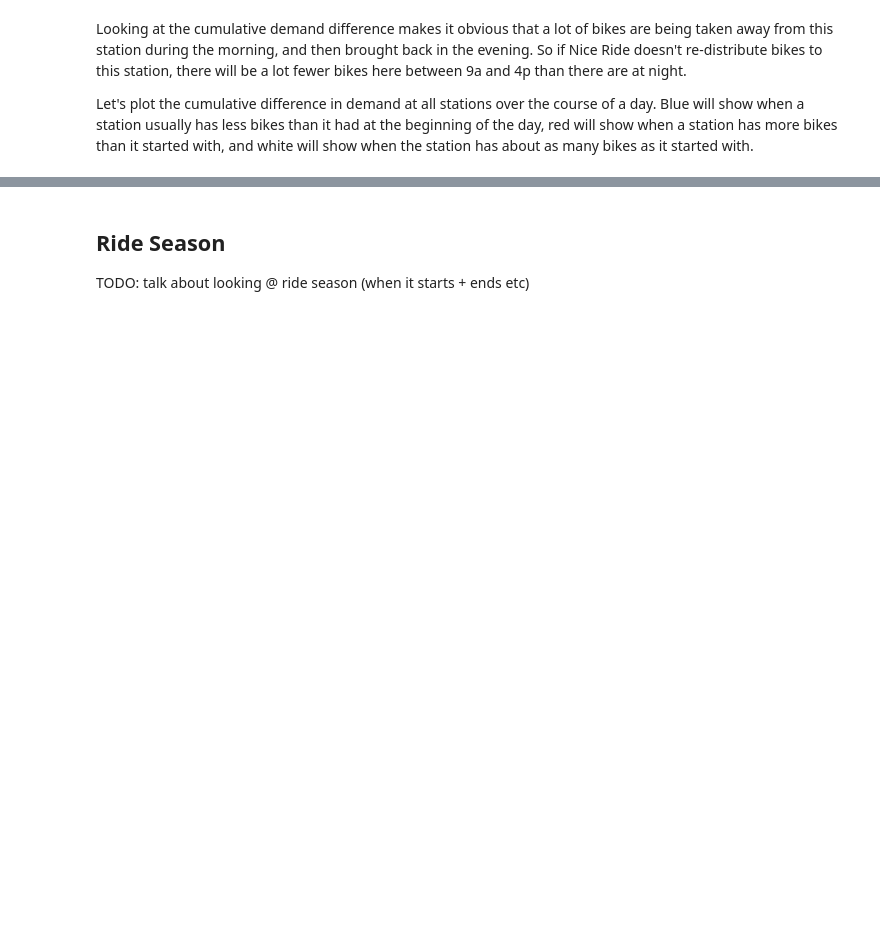
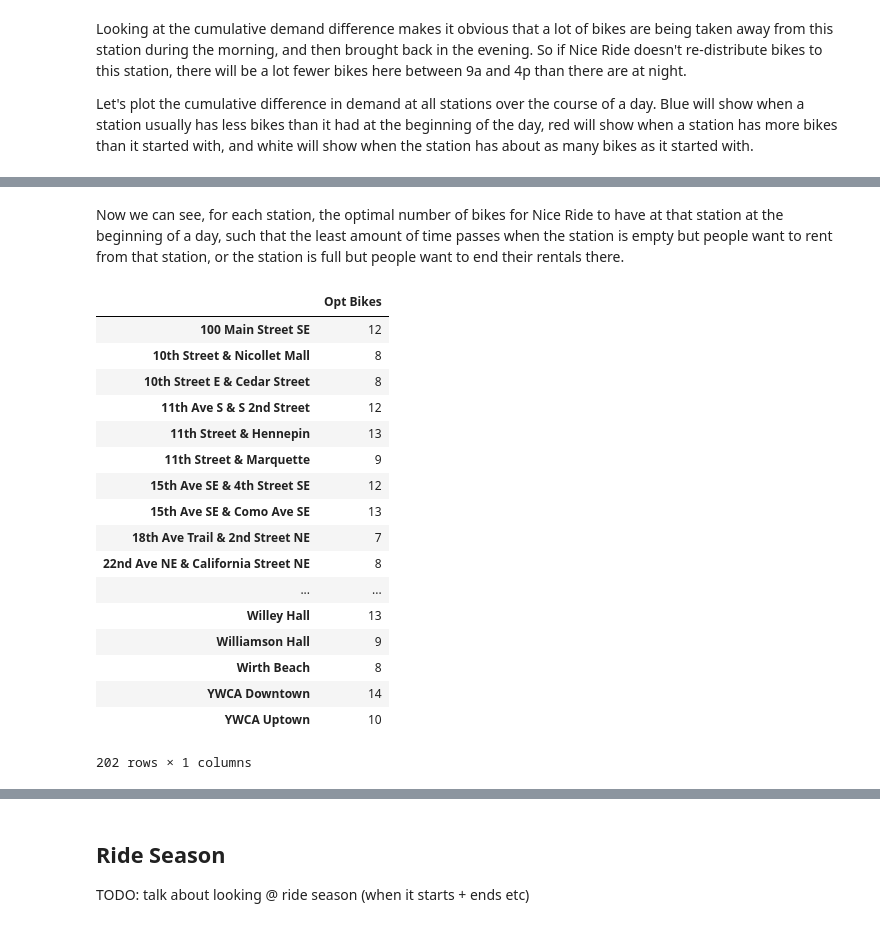
Before and after one commit to brendanhasz/nice-ride, a Jupyter notebook: Nice_Ride_EDA.ipynb, the cells around one changed output, grey strips where cells are left out. Saved outputs shown, nothing was run; the diff lists cells and outputs as text; code cells hidden in the pictures; blank space fills up the shorter version.

Commit message:
Add computation of optimal num bikes and num docks

```diff
--- a/Nice_Ride_EDA.ipynb
+++ b/Nice_Ride_EDA.ipynb
@@ -383,6 +389,10 @@ trips_h['Difference'] = trips_h['Inbound trips'] - trips_h['Outbound trips']
 
 # Pivot to get Nstations-by-Nhours arrays for in, out, and diff
 trips_hp = trips_h.pivot(index='Station name', columns='Hour').fillna(value=0)
+
+# Normalize by number of days in the season
+ndays = (max(trips['Start date'])-min(trips['Start date'])).days
+trips_hp = trips_hp/ndays
 # %% [markdown]
 Now we can see how the demand at each station changes over time.  For example, let's take a look at the busy downtown station at the Hennepin County Government Center.
 # %%
@@ -559,10 +565,6 @@ Let's compute the cumulative difference in demand at each station.  We'll also n
 # %%
 # Compute the cumulative difference in demand
 cdiff = trips_hp['Difference'].apply(np.cumsum, axis=1)
-
-# Normalize by number of days in the season
-ndays = (max(trips['Start date'])-min(trips['Start date'])).days
-cdiff = cdiff/ndays
 # %% [markdown]
 What does the cumulative difference in demand look like for the station at the station at 6th Ave SE & University Ave, which we were looking at earlier?
 # %%
@@ -691,0 +656,48 @@ Trip patterns?
+# %%
+# Create dataframe to store optimal initial # bikes
+OptBikes = pd.DataFrame(index=trips_hp.index.tolist(),
+                        columns=['Opt Bikes'])
+
+# Set alpha
+alpha = 0.3
+
+# Compute optimal initial number of bikes
+for s in OptBikes.index: #for each station,
+    Nd = stations.loc[stations.Name==s, 'Total docks'].values[0] #num docks @ this station
+    bL = np.inf #best loss so far
+    bB = Nd/2   #best #bikes for that loss
+    for N0 in range(Nd+1): #for each possible initial # of bikes,
+        L = 0 #loss w/ this # initial bikes
+        for h in np.arange(24): #for each hour,
+            Dt = trips_hp['Difference'].loc[s, h] #diff @ now
+            Ct = cdiff.loc[s, h] #cum diff @ now
+            L = ( L + #integrate the loss function!
+                  alpha*max(0,Dt)*np.exp(N0+Ct-Nd) -
+                  (1.0-alpha)*min(0,Dt)*np.exp(-N0-Ct))
+        if L<bL: #if best loss so far,
+            bL = L #save this loss
+            bB = N0 #and #bikes
+    OptBikes.loc[s,'Opt Bikes'] = bB
+# %% [markdown]
+Now we can see, for each station, the optimal number of bikes for Nice Ride to have at that station at the beginning of a day, such that the least amount of time passes when the station is empty but people want to rent from that station, or the station is full but people want to end their rentals there.
+# %%
+OptBikes
+# %% [output]
+|  | Opt Bikes |
+| 100 Main Street SE | 12 |
+| 10th Street & Nicollet Mall | 8 |
+| 10th Street E & Cedar Street | 8 |
+| 11th Ave S & S 2nd Street | 12 |
+| 11th Street & Hennepin | 13 |
+| 11th Street & Marquette | 9 |
+| 15th Ave SE & 4th Street SE | 12 |
+| 15th Ave SE & Como Ave SE | 13 |
+| 18th Ave Trail & 2nd Street NE | 7 |
+| 22nd Ave NE & California Street NE | 8 |
+| ... | ... |
+| Willey Hall | 13 |
+| Williamson Hall | 9 |
+| Wirth Beach | 8 |
+| YWCA Downtown | 14 |
+| YWCA Uptown | 10 |
+202 rows × 1 columns
```
Also changed, not shown: parts of 21 cells of this notebook.
